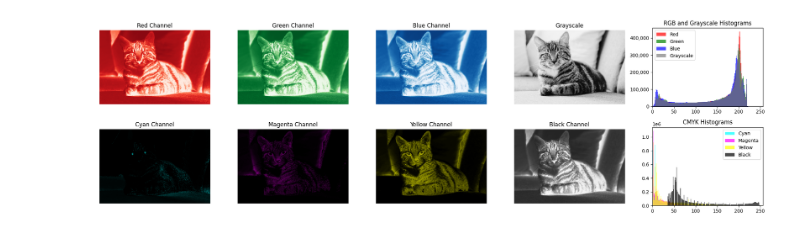
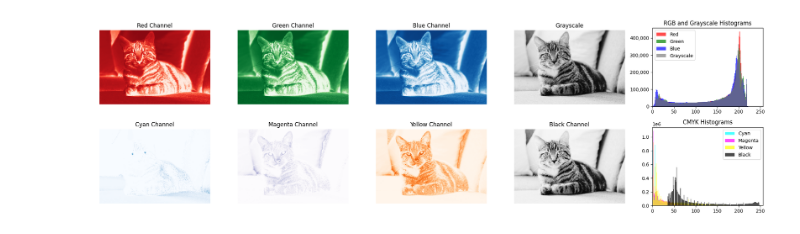
Before and after one commit to sunabove/opencv-python, a Jupyter notebook: ch_06_pixel/0432_컬러공간_RGB_CMYK 변환 비교.ipynb, the cells around one changed output. Saved outputs shown, nothing was run; the diff lists cells and outputs as text; code cells hidden in the pictures.

```diff
--- a/ch_06_pixel/0432_컬러공간_RGB_CMYK 변환 비교.ipynb
+++ b/ch_06_pixel/0432_컬러공간_RGB_CMYK 변환 비교.ipynb
@@ -13,25 +13,6 @@ def rgb_to_cmyk(image):
     Y = (1 - B - K) / (1 - K + 1e-8)  # Yellow 채널 계산
     CMYK = cv2.merge((C, M, Y, K))  # CMYK 채널 합치기
     return CMYK
-
-# 각 CMYK 채널에 검정 배경을 적용하는 함수
-def apply_black_background(channel, color):
-    h, w = channel.shape  # 채널의 높이와 너비
-    background = np.zeros((h, w, 3), dtype=np.uint8)  # 검정 배경 생성
-    if color == 'cyan':
-        background[:, :, 1] = channel  # Cyan 채널 배경에 채우기
-        background[:, :, 2] = channel  # Cyan 채널 배경에 채우기
-    elif color == 'magenta':
-        background[:, :, 0] = channel  # Magenta 채널 배경에 채우기
-        background[:, :, 2] = channel  # Magenta 채널 배경에 채우기
-    elif color == 'yellow':
-        background[:, :, 0] = channel  # Yellow 채널 배경에 채우기
-        background[:, :, 1] = channel  # Yellow 채널 배경에 채우기
-    elif color == 'black':
-        background[:, :, 0] = channel  # Black 채널 배경에 채우기
-        background[:, :, 1] = channel  # Black 채널 배경에 채우기
-        background[:, :, 2] = channel  # Black 채널 배경에 채우기
-    return background
 
 # 이미지 파일 읽기
 image = cv2.imread('example.jpg')
@@ -56,12 +37,6 @@ C = (C * 255).astype(np.uint8)
 M = (M * 255).astype(np.uint8)
 Y = (Y * 255).astype(np.uint8)
 K = (K * 255).astype(np.uint8)
-
-# CMYK 채널에 검정 배경 적용
-cyan_background = apply_black_background(C, 'cyan')
-magenta_background = apply_black_background(M, 'magenta')
-yellow_background = apply_black_background(Y, 'yellow')
-black_background = apply_black_background(K, 'black')
 
 # 히스토그램을 계산할 때 0이 아닌 값만 사용
 C_non_zero = C[C != 0]
@@ -109,10 +84,10 @@ g_hist, g_bins = np.histogram(G.ravel(), bins=bin_range, range=(0, 256))
 b_hist, b_bins = np.histogram(B.ravel(), bins=bin_range, range=(0, 256))
 gray_hist, gray_bins = np.histogram(gray.ravel(), bins=bin_range, range=(0, 256))
 # 히스토그램을 시프트하여 겹치지 않게 표시
-plt.bar(r_bins[:-1] , r_hist, width=bin_width, color='r', alpha=0.7, label='Red')
-plt.bar(g_bins[:-1] , g_hist, width=bin_width, color='g', alpha=0.7, label='Green')
-plt.bar(b_bins[:-1] , b_hist, width=bin_width, color='b', alpha=0.7, label='Blue')
-plt.bar(gray_bins[:-1] , gray_hist, width=bin_width, color='gray', alpha=0.7, label='Grayscale')
+plt.bar(r_bins[:-1], r_hist, width=bin_width, color='r', alpha=0.7, label='Red')
+plt.bar(g_bins[:-1], g_hist, width=bin_width, color='g', alpha=0.7, label='Green')
+plt.bar(b_bins[:-1], b_hist, width=bin_width, color='b', alpha=0.7, label='Blue')
+plt.bar(gray_bins[:-1], gray_hist, width=bin_width, color='gray', alpha=0.7, label='Grayscale')
 plt.title('RGB and Grayscale Histograms')
 plt.xlim([0, 256])
 # y축의 값 형식을 천 단위 구분기호로 표시
@@ -121,42 +96,42 @@ plt.legend()
 
 # 두 번째 행: CMYK 채널
 plt.subplot(rows, cols, chart_idx := chart_idx + 1)
-plt.imshow(cyan_background)  # Cyan 채널 배경에 채운 이미지 표시
+plt.imshow(C, cmap='Blues')  # Cyan 채널 표시
 plt.title('Cyan Channel')
 plt.axis('off')
 
 plt.subplot(rows, cols, chart_idx := chart_idx + 1)
-plt.imshow(magenta_background)  # Magenta 채널 배경에 채운 이미지 표시
+plt.imshow(M, cmap='Purples')  # Magenta 채널 표시
 plt.title('Magenta Channel')
 plt.axis('off')
 
 plt.subplot(rows, cols, chart_idx := chart_idx + 1)
-plt.imshow(yellow_background)  # Yellow 채널 배경에 채운 이미지 표시
+plt.imshow(Y, cmap='Oranges')  # Yellow 채널 표시
 plt.title('Yellow Channel')
 plt.axis('off')
 
 plt.subplot(rows, cols, chart_idx := chart_idx + 1)
-plt.imshow(black_background)  # Black 채널 배경에 채운 이미지 표시
+plt.imshow(K, cmap='Greys')  # Black 채널 표시
 plt.title('Black Channel')
 plt.axis('off')
 
-# CMYK 히스토그램을 하나의 그래프에 표시 (X값이 겹치지 않도록 오프셋 추가)
+# CMYK 히스토그램을 하나의 그래프에 표시
 plt.subplot(rows, cols, chart_idx := chart_idx + 1)
 # 각 CMYK 채널의 히스토그램 계산
 c_hist, c_bins = np.histogram(C_non_zero.ravel(), bins=bin_range, range=(0, 256))
 m_hist, m_bins = np.histogram(M_non_zero.ravel(), bins=bin_range, range=(0, 256))
 y_hist, y_bins = np.histogram(Y_non_zero.ravel(), bins=bin_range, range=(0, 256))
 k_hist, k_bins = np.histogram(K_non_zero.ravel(), bins=bin_range, range=(0, 256))
 # 히스토그램을 시프트하여 겹치지 않게 표시
-plt.bar(c_bins[:-1] , c_hist, width=bin_width, color='cyan', alpha=0.7, label='Cyan')
-plt.bar(m_bins[:-1] , m_hist, width=bin_width, color='magenta', alpha=0.7, label='Magenta')
-plt.bar(y_bins[:-1] , y_hist, width=bin_width, color='yellow', alpha=0.7, label='Yellow')
-plt.bar(k_bins[:-1] , k_hist, width=bin_width, color='black', alpha=0.7, label='Black')
+plt.bar(c_bins[:-1], c_hist, width=bin_width, color='cyan', alpha=0.7, label='Cyan')
+plt.bar(m_bins[:-1], m_hist, width=bin_width, color='magenta', alpha=0.7, label='Magenta')
+plt.bar(y_bins[:-1], y_hist, width=bin_width, color='yellow', alpha=0.7, label='Yellow')
+plt.bar(k_bins[:-1], k_hist, width=bin_width, color='black', alpha=0.7, label='Black')
 plt.title('CMYK Histograms')
 plt.xlim([0, 256])
 plt.legend()
 
 plt.tight_layout()  # 레이아웃 조정
 plt.show()  # 그래프 표시
 # %% [output]
-[figure, old version]
+[figure, new version]
```
